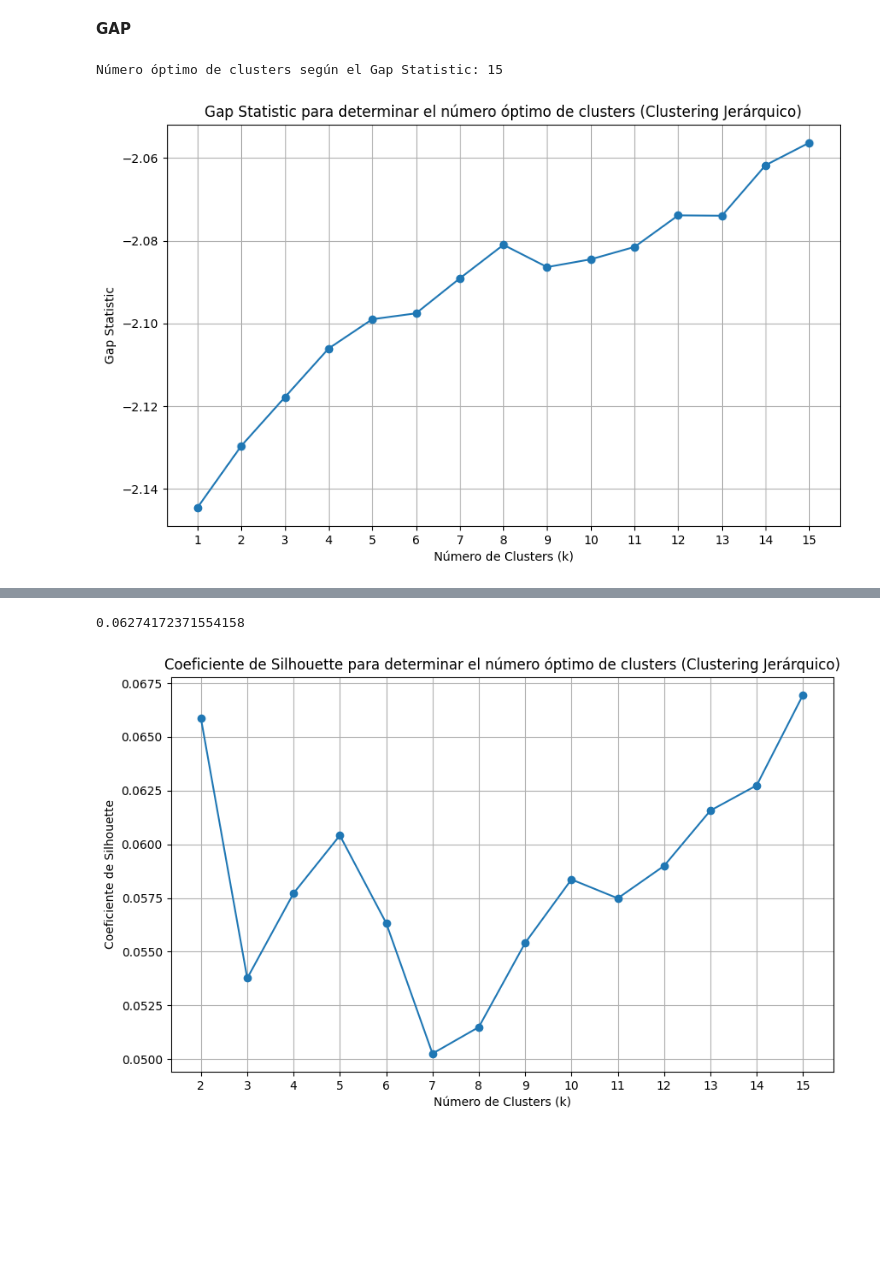
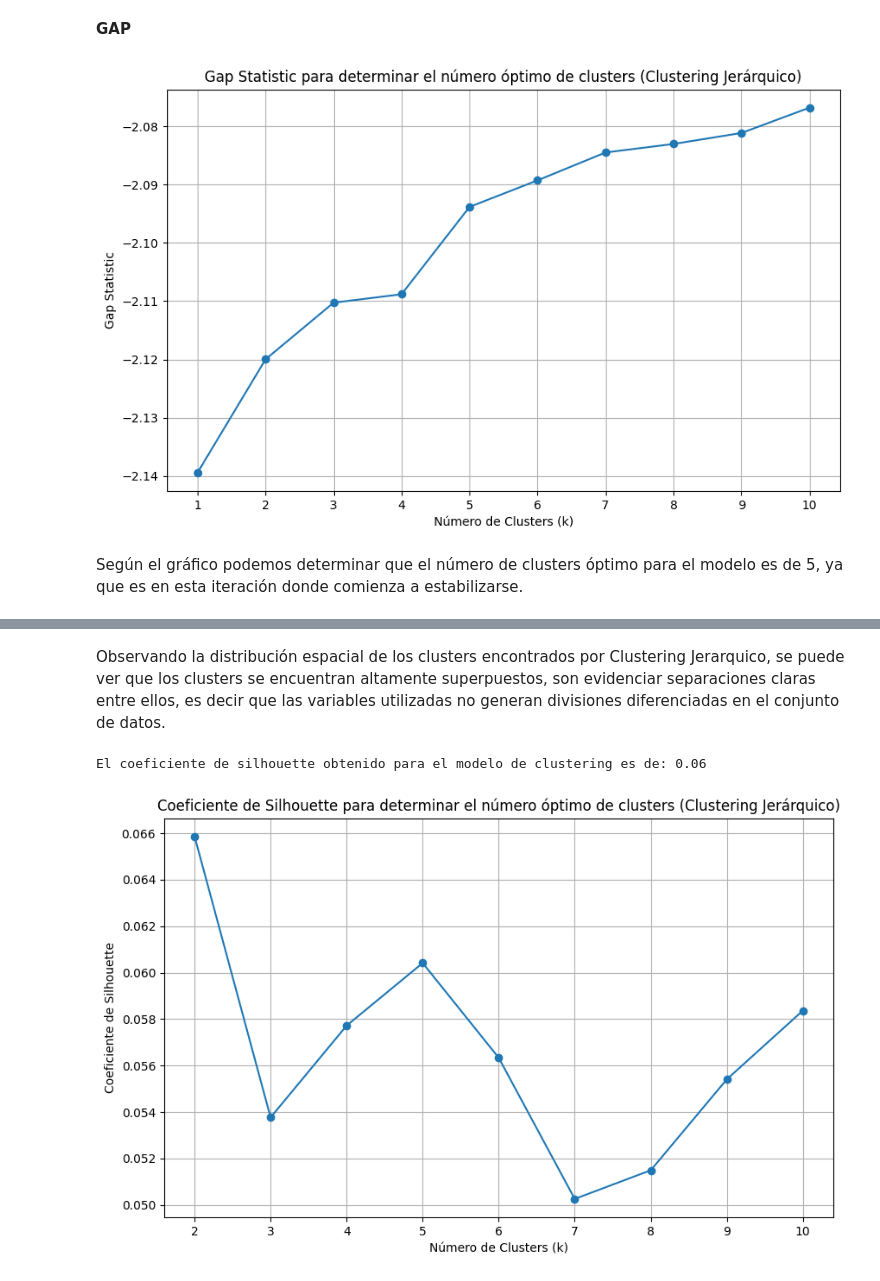
Before and after one commit to juanachies/TP1_Mineria, a Jupyter notebook: tp.ipynb, the cells around one changed output, grey strips where cells are left out. Saved outputs shown, nothing was run; the diff lists cells and outputs as text; code cells hidden in the pictures; blank space fills up the shorter version.

Commit message:
entrega

```diff
--- a/tp.ipynb
+++ b/tp.ipynb
@@ -431,12 +444,9 @@ Número óptimo de clusters según el Gap Statistic: 10
 # %%
-# Creamos el modelo
-kmeans = KMeans(n_clusters=10, random_state=42) #init='k-means++', n_init=5, algorithm='lloyd'
+kmeans = KMeans(n_clusters=3, random_state=42)
 kmeans.fit(x_escalado)
 
-# Guardamos las etiquetas
 df_kmeans = x_escalado.copy()
 
-# El metodo labels_ nos da a que cluster corresponde cada observacion
 df_kmeans['Etiquetas KMeans'] = kmeans.labels_
 df_kmeans['Etiquetas KMeans'] = df_kmeans['Etiquetas KMeans'].astype('category')
 
@@ -478,7 +490,7 @@ def calculate_intra_cluster_dispersion_clustering(X_scaled, k, linkage='ward'):
     return intra_cluster_dispersion
 # %%
 gaps = []
-max_k = 15
+max_k = 10
 for k in range(1, max_k + 1):
     real_inertia = calculate_intra_cluster_dispersion_clustering(x_escalado, k, linkage='ward')
 
@@ -492,32 +504,27 @@ for k in range(1, max_k + 1):
 
     gap = np.log(reference_inertia) - np.log(real_inertia)
     gaps.append(gap)
-
-optimal_k = np.argmax(gaps) + 1
 # %%
-print("Número óptimo de clusters según el Gap Statistic:", optimal_k)
-
 plt.figure(figsize=(10, 6))
 plt.plot(range(1, max_k + 1), gaps, marker='o')
 plt.xlabel('Número de Clusters (k)')
 plt.ylabel('Gap Statistic')
 plt.title('Gap Statistic para determinar el número óptimo de clusters (Clustering Jerárquico)')
-plt.xticks([x for x in range(1,16,1)])
+plt.xticks([x for x in range(1,11,1)])
 plt.grid()
 plt.show()
 # %% [output]
-Número óptimo de clusters según el Gap Statistic: 15
-[figure, old version]
+[figure, new version]
+# %% [markdown]
+Según el gráfico podemos determinar que el número de clusters óptimo para el modelo es de 5, ya que es en esta iteración donde comienza a estabilizarse.
 # %%
-n_clusters = 14
+clustering = AgglomerativeClustering(n_clusters=5)
 
-clustering = AgglomerativeClustering(n_clusters=n_clusters)
-
-cluster_assignments = clustering.fit_predict(x_escalado) # Asigna los clusters a los datos
+cluster_assignments = clustering.fit_predict(x_escalado)
 
 df_clustering = x_escalado.copy()
 
-df_clustering['Etiquetas jerarquico'] = cluster_assignments # Añade la columna con el cluster asignado a cada punto
+df_clustering['Etiquetas jerarquico'] = cluster_assignments
 
 df_clustering.head()
 # %% [output]
@@ -532,33 +539,35 @@ fig = px.scatter_3d(df_clustering, x='rendimientoKg_hectarea', y='precipitacion(
                     color='Etiquetas jerarquico',
                     title='Clustering de tipoCultivo en 3 dimensiones')
 fig.show()
+# %% [markdown]
+Observando la distribución espacial de los clusters encontrados por Clustering Jerarquico, se puede ver que los clusters se encuentran altamente superpuestos, son evidenciar separaciones claras entre ellos, es decir que las variables utilizadas no generan divisiones diferenciadas en el conjunto de datos.
 # %%
-silhouette_avg = silhouette_score(x_escalado, cluster_assignments)
-silhouette_avg
+silhouette_avg_clustering = silhouette_score(x_escalado, cluster_assignments)
+print(f'El coeficiente de silhouette obtenido para el modelo de clustering es de: {round(silhouette_avg_clustering, 2)}')
 # %% [output]
-0.06274172371554158
+El coeficiente de silhouette obtenido para el modelo de clustering es de: 0.06
 # %%
 def calculate_silhouette(X_scaled, k, linkage='ward'):
     clustering = AgglomerativeClustering(n_clusters=k, linkage=linkage)
     labels = clustering.fit_predict(X_scaled)
     silhouette_avg = silhouette_score(X_scaled, labels)
     sample_silhouette_values = silhouette_samples(X_scaled, labels)
     return silhouette_avg, sample_silhouette_values
 
-max_k = 15
+max_k = 10
 
 silhouette_scores = []
 for k in range(2, max_k + 1):
     silhouette_avg, _ = calculate_silhouette(x_escalado, k)
     silhouette_scores.append(silhouette_avg)
 
 plt.figure(figsize=(10, 6))
 plt.plot(range(2, max_k + 1), silhouette_scores, marker='o')
 plt.xlabel('Número de Clusters (k)')
 plt.ylabel('Coeficiente de Silhouette')
 plt.title('Coeficiente de Silhouette para determinar el número óptimo de clusters (Clustering Jerárquico)')
-plt.xticks([x for x in range(2, 16, 1)])
+plt.xticks([x for x in range(2, 11, 1)])
 plt.grid()
 plt.show()
 # %% [output]
-[figure, old version]
+[figure, new version]
```
Also changed, not shown: parts of 34 cells of this notebook, 1 other file.
